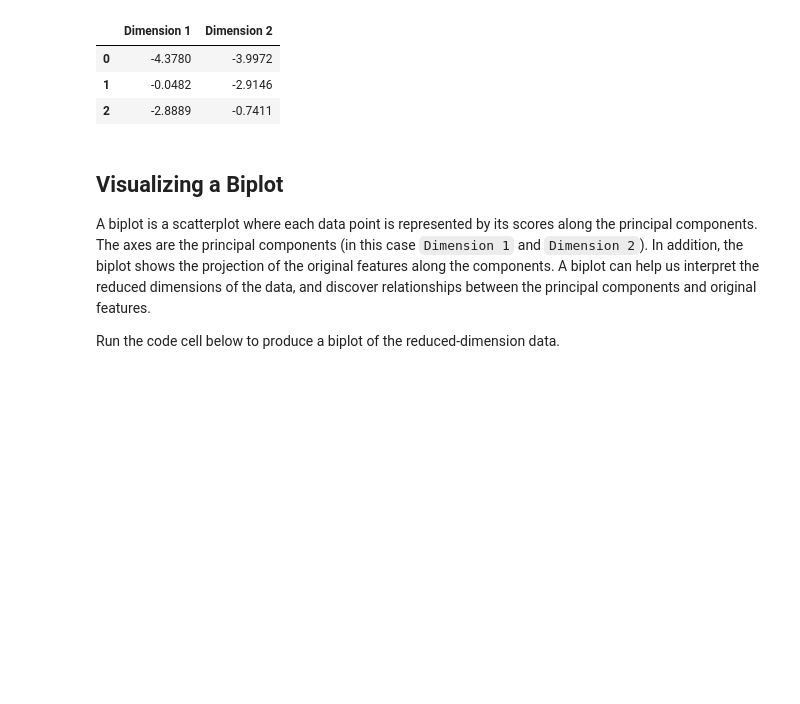
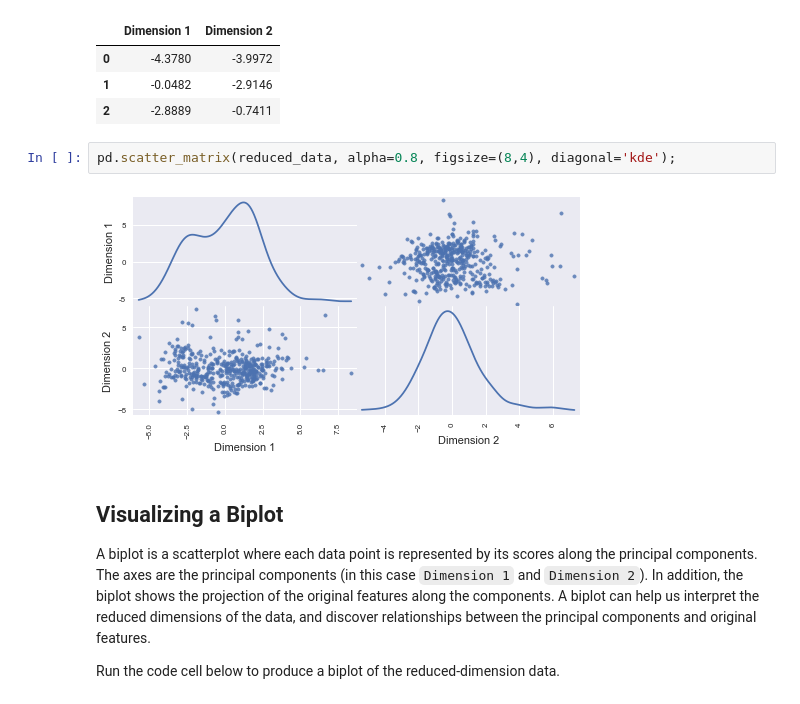
Before and after one commit to namratha2403/customer_segments, a Jupyter notebook: customer_segments.ipynb, the cells around one changed output. Cells and saved outputs as stored; diff of their text form; blank space fills up the shorter version.

```diff
--- a/customer_segments.ipynb
+++ b/customer_segments.ipynb
@@ -435,6 +486,10 @@ display(pd.DataFrame(np.round(pca_samples, 4), columns = ['Dimension 1', 'Dimens
 | 0 | -4.3780 | -3.9972 |
 | 1 | -0.0482 | -2.9146 |
 | 2 | -2.8889 | -0.7411 |
+# %%
+pd.scatter_matrix(reduced_data, alpha=0.8, figsize=(8,4), diagonal='kde');
+# %% [output]
+[figure, added]
 # %% [markdown]
 ## Visualizing a Biplot
 A biplot is a scatterplot where each data point is represented by its scores along the principal components. The axes are the principal components (in this case `Dimension 1` and `Dimension 2`). In addition, the biplot shows the projection of the original features along the components. A biplot can help us interpret the reduced dimensions of the data, and discover relationships between the principal components and original features.
```
Also changed, not shown: parts of 16 cells of this notebook, 1 other file.
